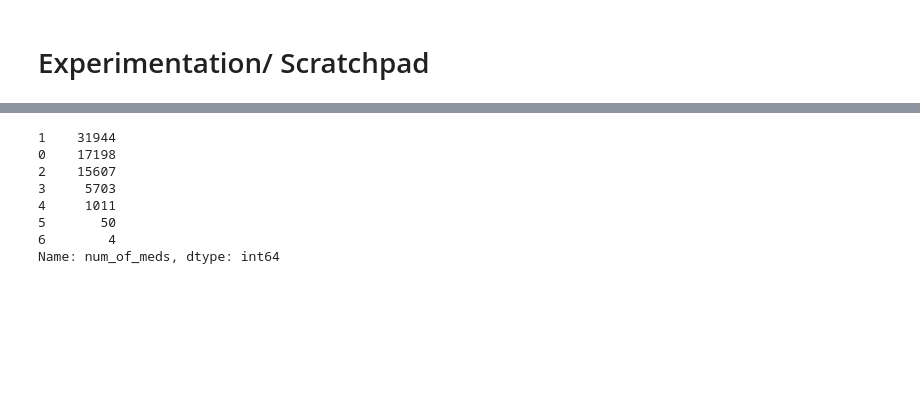
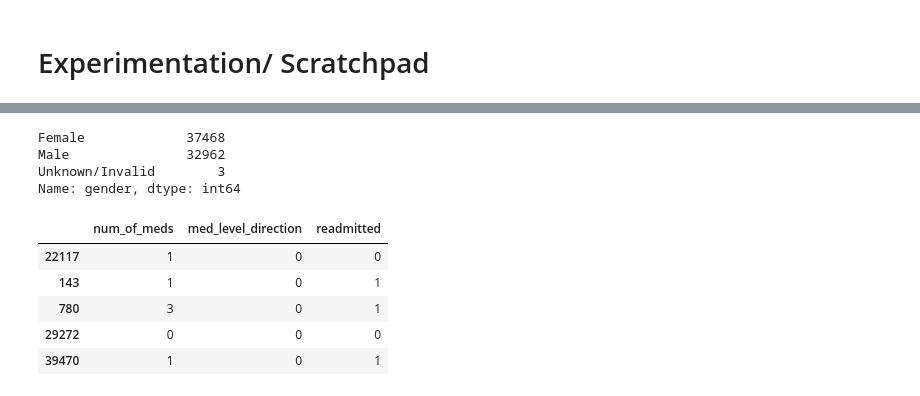
Before and after one commit to bcullinan32/ML_Course, a Jupyter notebook: Class-Data-Clean-Up.ipynb, the cells around one changed output, grey strips where cells are left out. Saved outputs shown, nothing was run; the diff lists cells and outputs as text; code cells hidden in the pictures; blank space fills up the shorter version.

```diff
--- a/Class-Data-Clean-Up.ipynb
+++ b/Class-Data-Clean-Up.ipynb
@@ -281,9 +246,6 @@ mainData.sample(5)
 # %%
 # Null Clean-Up1 -- Fillna's for variables with nulls that have value to keep
-mainData[['medical_specialty','race']] = mainData[['medical_specialty','race']].fillna('Unknown')
+mainData['race'] = mainData['race'].fillna('Unknown')
 
 # Null Clean-Up2 -- Drop Columns with high % of nulls, that aren't worth filling
-mainData = mainData.drop(columns=['weight','payer_code'])
-
-# Null Clean-Up3 -- admission_type_value has a value for "Not Available" move nulls to that value
-# mainData['admission_type_value'] = mainData['admission_type_value'].fillna('Not Available')
+mainData = mainData.drop(columns=['weight','medical_specialty','payer_code'])
@@ -466,19 +398,27 @@ citoglipton                      NaN
 glimepiride.pioglitazone         NaN
 Name: time_in_hospital, dtype: float64
 # %%
-mainData['num_of_meds'].value_counts(dropna=False)
+mainData['gender'].value_counts(dropna=False)
 # %% [output]
-1    31944
-0    17198
-2    15607
-3     5703
-4     1011
-5       50
-6        4
-Name: num_of_meds, dtype: int64
+Female             37468
+Male               32962
+Unknown/Invalid        3
+Name: gender, dtype: int64
 # %%
-expVars = ['num_of_meds','med_level_','metformin','repaglinide','nateglinide','chlorpropamide','glimepiride',
+expVars = ['num_of_meds','med_level_direction','metformin','repaglinide','nateglinide','chlorpropamide','glimepiride',
             'acetohexamide','glipizide','glyburide','tolbutamide','pioglitazone',
             'rosiglitazone','acarbose','miglitol','troglitazone','tolazamide','examide',
             'citoglipton','insulin','glyburide.metformin','glipizide.metformin','glimepiride.pioglitazone',
-            'metformin.rosiglitazone','metformin.pioglitazone']
+            'metformin.rosiglitazone','metformin.pioglitazone','readmitted']
+
+expSummaryVars = ['num_of_meds','med_level_direction','readmitted']
+
+tempCor = mainData[expSummaryVars]
+tempCor.sample(5)
+# %% [output]
+|  | num_of_meds | med_level_direction | readmitted |
+| 22117 | 1 | 0 | 0 |
+| 143 | 1 | 0 | 1 |
+| 780 | 3 | 0 | 1 |
+| 29272 | 0 | 0 | 0 |
+| 39470 | 1 | 0 | 1 |
```
Also changed, not shown: parts of 18 cells of this notebook.
